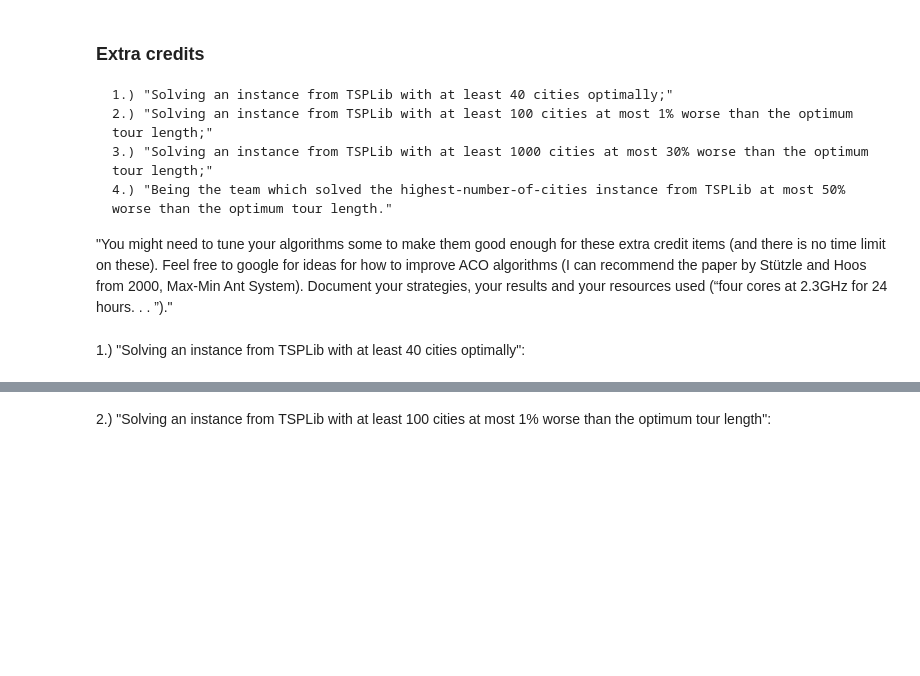
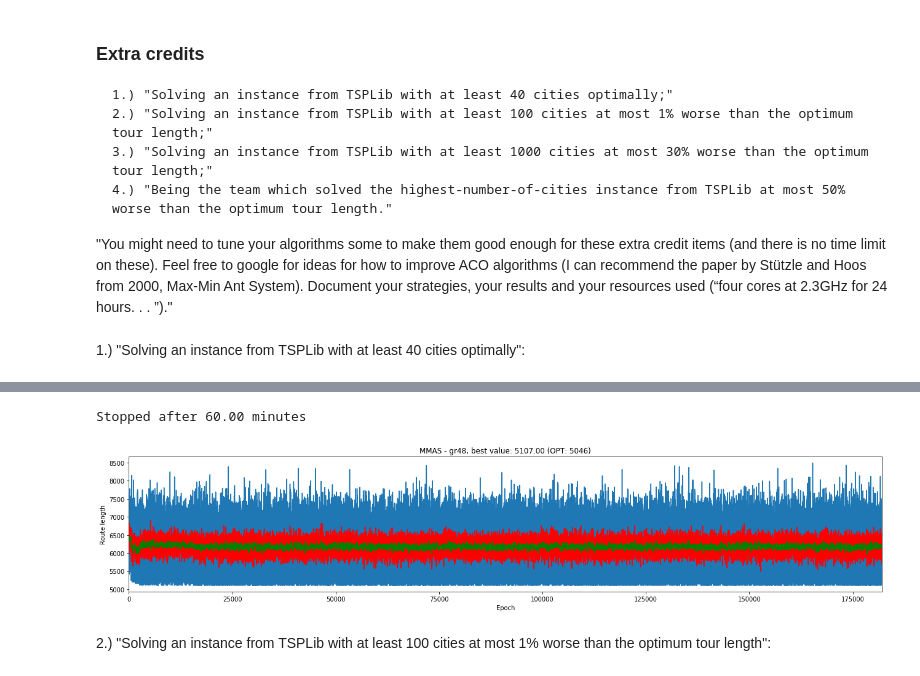
Before and after one commit to Chaoste/course-nia, a Jupyter notebook: project3/project3.ipynb, the cells around one changed output, grey strips where cells are left out. Saved outputs shown, nothing was run; the diff lists cells and outputs as text; code cells hidden in the pictures; blank space fills up the shorter version.

Commit message:
Trying to find optimal on gr48

```diff
--- a/project3/project3.ipynb
+++ b/project3/project3.ipynb
@@ -241,3 +247,20 @@ if costs.min() == gr48_problem['optimum']:
+# %%
+alpha=2
+beta=2
+
+# Run gr48 for 30 minutes
+np.random.seed(0)
+opt_setting = utils.opt_setting(gr48_problem)
+mmas48 = algo.MMAS(gr48_problem, wall_clock_time=3600, **opt_setting)
+route_length, costs = mmas48()
+if costs.min() == gr48_problem['opt']:
+    # Shift indizes to their original value
+    print('We found the optimal route for gr48: {}\n Costs = {:.2f} [optimum]'.format(
+        ' '.join([x + 1 for x in route_length]),
+        costs.min()))
+# %% [output]
+Stopped after 60.00 minutes
+[figure, added]
 # %% [markdown]
 2.) "Solving an instance from TSPLib with at least 100 cities at most 1% worse than the optimum tour length":
 # %%
```
Also changed, not shown: parts of 2 cells of this notebook.
